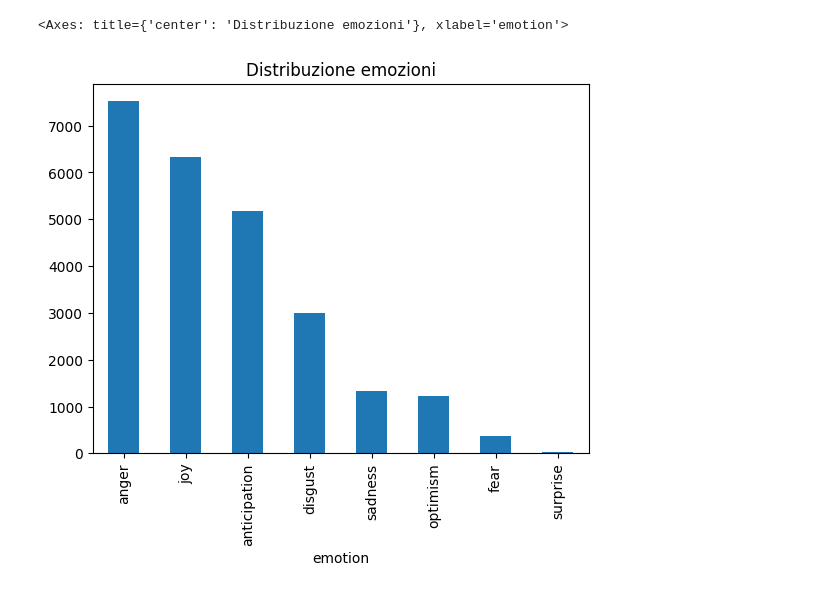
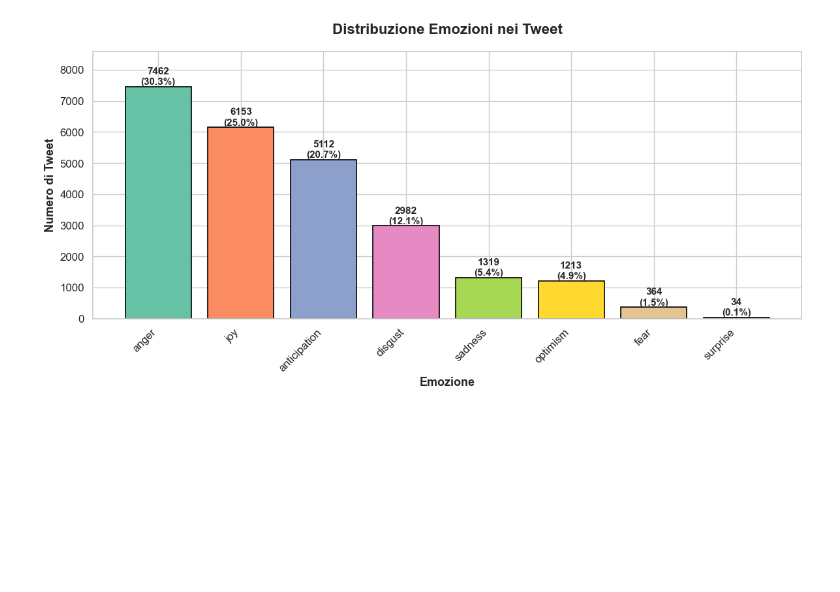
Before and after one commit to matteostronati/Data_science_project, a Jupyter notebook: notebooks/07_sentiment_analysis.ipynb, the cells around one changed output. Saved outputs shown, nothing was run; the diff lists cells and outputs as text; code cells hidden in the pictures; blank space fills up the shorter version.

```diff
--- a/notebooks/07_sentiment_analysis.ipynb
+++ b/notebooks/07_sentiment_analysis.ipynb
@@ -48,6 +136,30 @@ df.sentiment.value_counts().plot(kind='bar', title = "Distribuzione dei sentimen
 # %%
-df['emotion'].value_counts().plot(kind='bar', title ='Distribuzione emozioni')
+sns.set_style("whitegrid")
+sns.set_context("notebook", font_scale=1.1)
+
+emotion_counts = df['emotion'].value_counts()
+
+# Creazione grafico
+fig, ax = plt.subplots(figsize=(12, 6))
+
+colors = sns.color_palette("Set2", len(emotion_counts))
+
+bars = ax.bar(emotion_counts.index, emotion_counts.values, color=colors, edgecolor='black', linewidth=1.2)
+
+# Aggiungi i valori sopra le barre
+for bar in bars:
+    height = bar.get_height()
+    ax.text(bar.get_x() + bar.get_width()/2., height,
+            f'{int(height)}\n({height/len(df)*100:.1f}%)',
+            ha='center', va='bottom', fontsize=11, fontweight='bold')
+
+ax.set_title('Distribuzione Emozioni nei Tweet', fontsize=16, fontweight='bold', pad=20)
+ax.set_xlabel('Emozione', fontsize=13, fontweight='bold')
+ax.set_ylabel('Numero di Tweet', fontsize=13, fontweight='bold')
+ax.set_ylim(0, max(emotion_counts.values) * 1.15)
+plt.xticks(rotation=45, ha='right')
+plt.tight_layout()
+plt.show()
 # %% [output]
-<Axes: title={'center': 'Distribuzione emozioni'}, xlabel='emotion'>
-[figure, old version]
+[figure, new version]
 # %%
```
Also changed, not shown: parts of 7 cells of this notebook.
